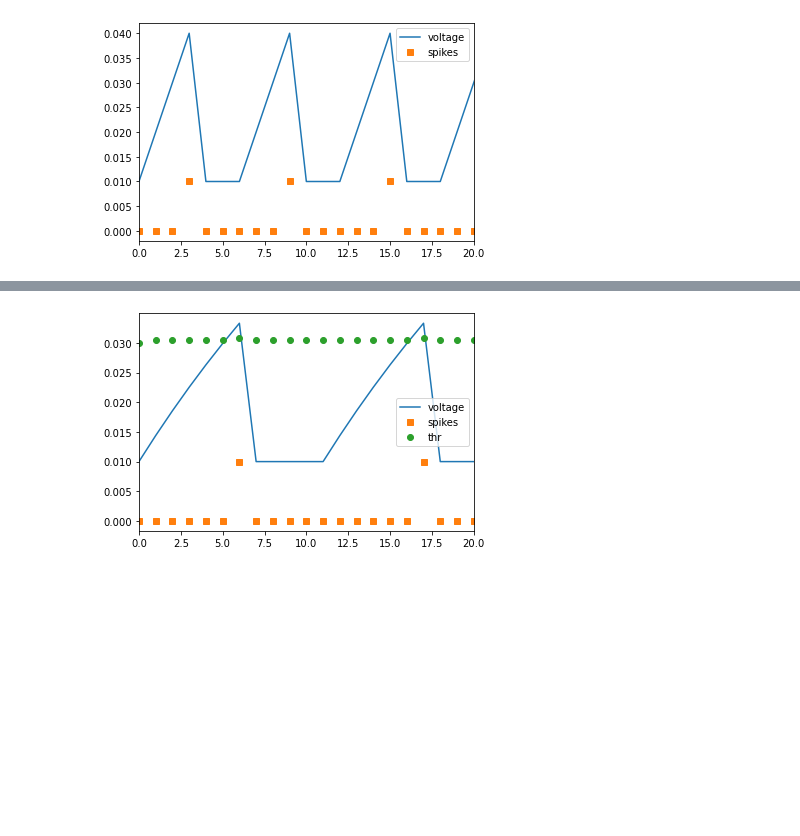
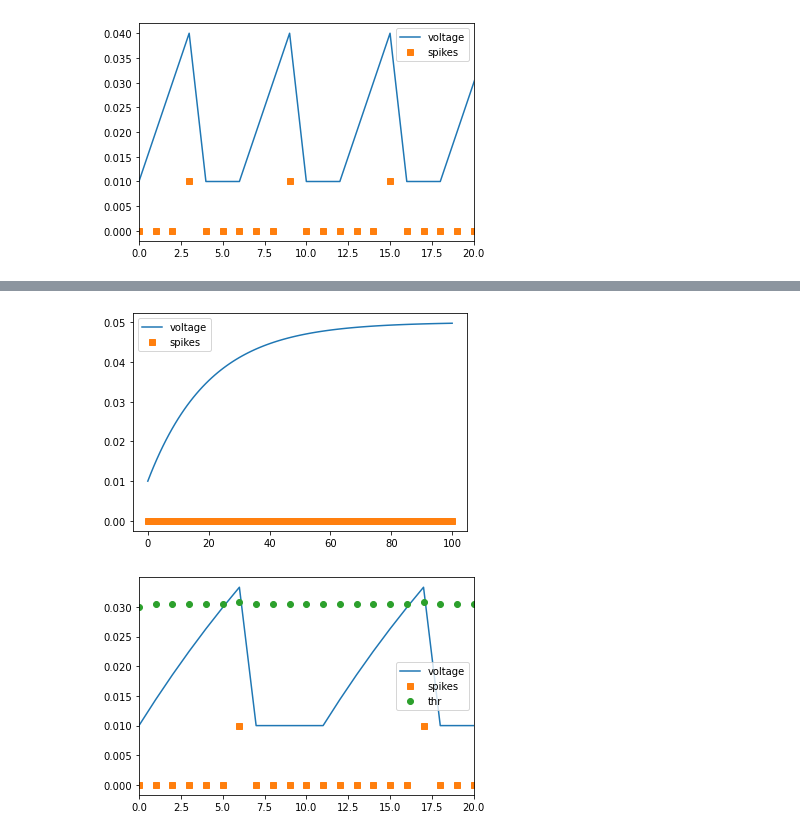
Before and after one commit to ChrizZhuang/Adaptive_SRNN_memtransistor, a Jupyter notebook: SRNN_develop.ipynb, the cells around one changed output, grey strips where cells are left out. Drawn from its saved outputs; the diff is of its cells as text; code cells hidden in the pictures; blank space fills up the shorter version.

```diff
--- a/SRNN_develop.ipynb
+++ b/SRNN_develop.ipynb
@@ -320,3 +357,22 @@ plt.show()
+# %%
+times = np.linspace(0, 100, 101)
+LIF_trial = LIF(n=10, type='output', n_in=8, n_ref=3)
+z_pres = 0.05*np.ones([len(times), LIF_trial.n_in])
+v_history = [LIF_trial.v[0]]
+z_history = [LIF_trial.z[0]]
+for i in range(len(times)-1):
+    LIF_trial(z_pres[i])
+    #print(LIF_trial.v)
+    v_history.append(LIF_trial.v[0])
+    z_history.append(LIF_trial.z[0])
+
+plt.plot(times, v_history, label='voltage')
+plt.plot(times, 0.01*np.array(z_history), 's', label='spikes')
+#plt.xlim(0, 20)
+plt.legend()
+plt.show()
+# %% [output]
+[figure, added]
 # %%
 #　Adaptive leaky integrate-and-fire neuron layer
 class ALIF(LIF):
```
Also changed, not shown: parts of 15 cells of this notebook.
